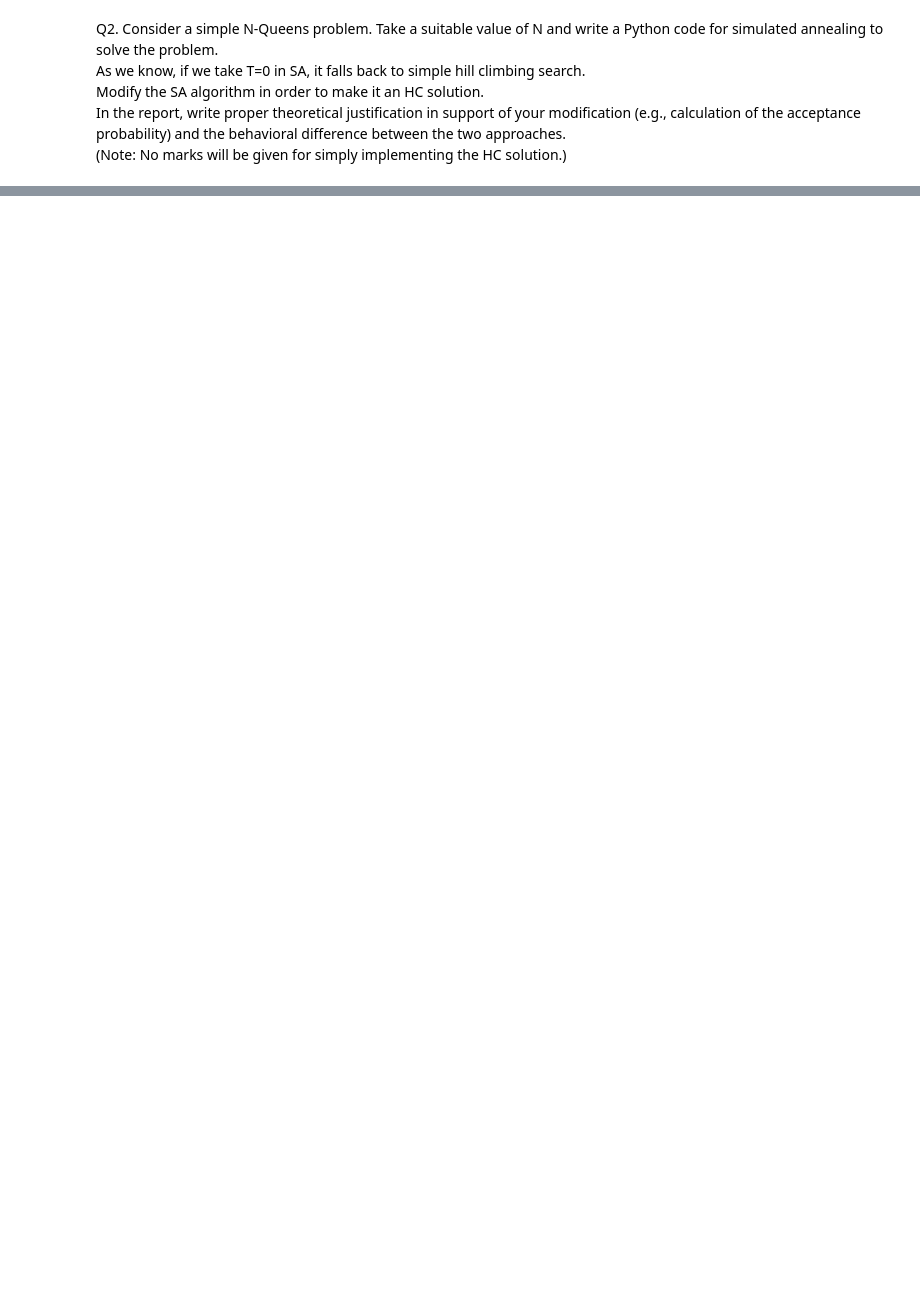
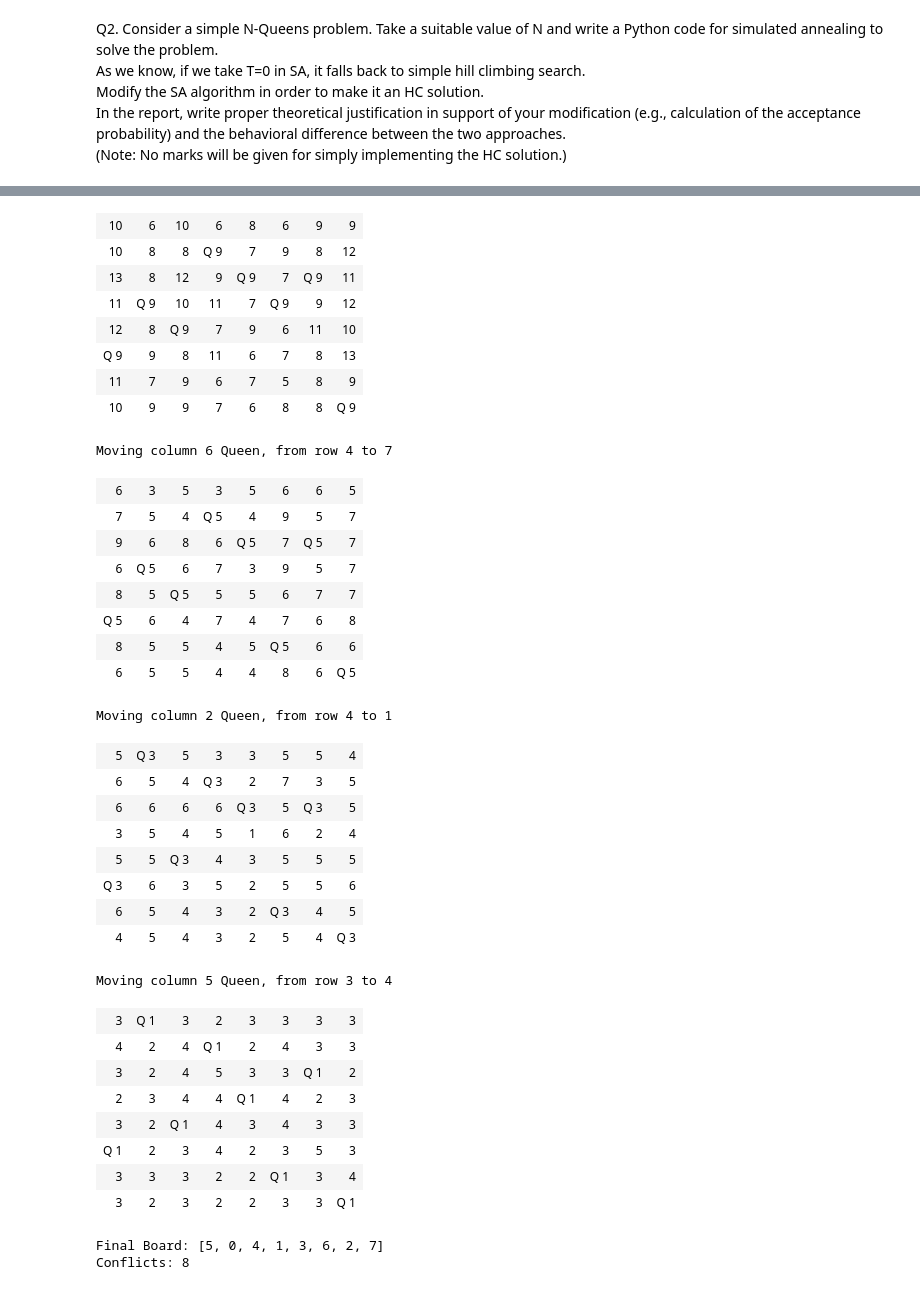
Before and after one commit to as3091/IITJ, a Jupyter notebook: AI/AI_Assign_2/N_Queens/N_Queens.ipynb, the cells around one changed output, grey strips where cells are left out. Drawn from its saved outputs; the diff is of its cells as text; code cells hidden in the pictures; blank space fills up the shorter version.

```diff
--- a/AI/AI_Assign_2/N_Queens/N_Queens.ipynb
+++ b/AI/AI_Assign_2/N_Queens/N_Queens.ipynb
@@ -147,0 +472,45 @@ Conflicts: 0
+# %%
+n=8
+board, heuristic_dict = get_new_board(n = n)
+solution, conflicts = hill_climbing_with_heuristic(board, n)
+print("Final Board:", solution)
+print("Conflicts:", conflicts)
+# print(f"Moving Queen {col} from row {original_row} to {row} reduces conflicts from {current_conflicts} to {best_conflicts}")
+# %% [output]
+| 10 | 6 | 10 | 6 | 8 | 6 | 9 | 9 |
+| 10 | 8 | 8 | Q 9 | 7 | 9 | 8 | 12 |
+| 13 | 8 | 12 | 9 | Q 9 | 7 | Q 9 | 11 |
+| 11 | Q 9 | 10 | 11 | 7 | Q 9 | 9 | 12 |
+| 12 | 8 | Q 9 | 7 | 9 | 6 | 11 | 10 |
+| Q 9 | 9 | 8 | 11 | 6 | 7 | 8 | 13 |
+| 11 | 7 | 9 | 6 | 7 | 5 | 8 | 9 |
+| 10 | 9 | 9 | 7 | 6 | 8 | 8 | Q 9 |
+Moving column 6 Queen, from row 4 to 7
+| 6 | 3 | 5 | 3 | 5 | 6 | 6 | 5 |
+| 7 | 5 | 4 | Q 5 | 4 | 9 | 5 | 7 |
+| 9 | 6 | 8 | 6 | Q 5 | 7 | Q 5 | 7 |
+| 6 | Q 5 | 6 | 7 | 3 | 9 | 5 | 7 |
+| 8 | 5 | Q 5 | 5 | 5 | 6 | 7 | 7 |
+| Q 5 | 6 | 4 | 7 | 4 | 7 | 6 | 8 |
+| 8 | 5 | 5 | 4 | 5 | Q 5 | 6 | 6 |
+| 6 | 5 | 5 | 4 | 4 | 8 | 6 | Q 5 |
+Moving column 2 Queen, from row 4 to 1
+| 5 | Q 3 | 5 | 3 | 3 | 5 | 5 | 4 |
+| 6 | 5 | 4 | Q 3 | 2 | 7 | 3 | 5 |
+| 6 | 6 | 6 | 6 | Q 3 | 5 | Q 3 | 5 |
+| 3 | 5 | 4 | 5 | 1 | 6 | 2 | 4 |
+| 5 | 5 | Q 3 | 4 | 3 | 5 | 5 | 5 |
+| Q 3 | 6 | 3 | 5 | 2 | 5 | 5 | 6 |
+| 6 | 5 | 4 | 3 | 2 | Q 3 | 4 | 5 |
+| 4 | 5 | 4 | 3 | 2 | 5 | 4 | Q 3 |
+Moving column 5 Queen, from row 3 to 4
+| 3 | Q 1 | 3 | 2 | 3 | 3 | 3 | 3 |
+| 4 | 2 | 4 | Q 1 | 2 | 4 | 3 | 3 |
+| 3 | 2 | 4 | 5 | 3 | 3 | Q 1 | 2 |
+| 2 | 3 | 4 | 4 | Q 1 | 4 | 2 | 3 |
+| 3 | 2 | Q 1 | 4 | 3 | 4 | 3 | 3 |
+| Q 1 | 2 | 3 | 4 | 2 | 3 | 5 | 3 |
+| 3 | 3 | 3 | 2 | 2 | Q 1 | 3 | 4 |
+| 3 | 2 | 3 | 2 | 2 | 3 | 3 | Q 1 |
+Final Board: [5, 0, 4, 1, 3, 6, 2, 7]
+Conflicts: 8
```
Also changed, not shown: parts of 20 cells of this notebook.
